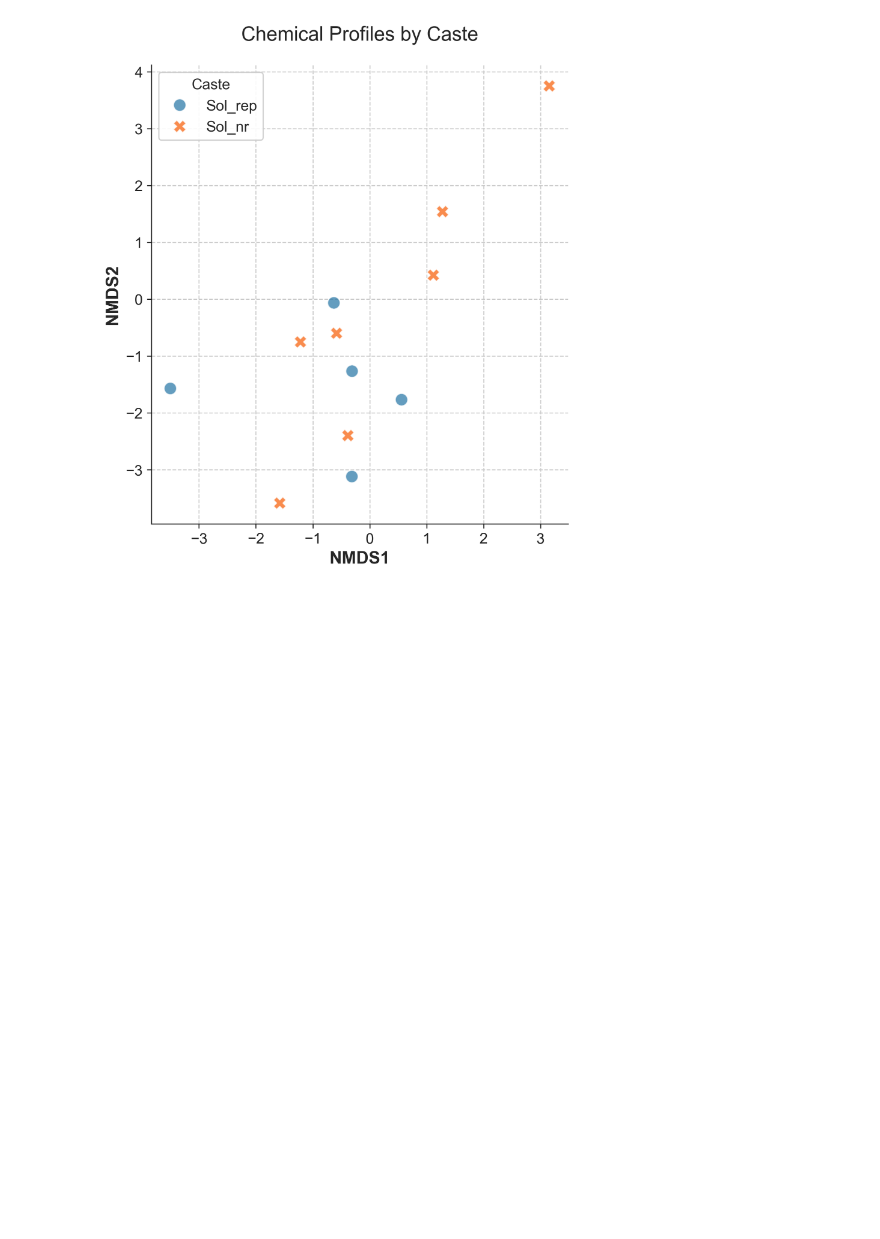
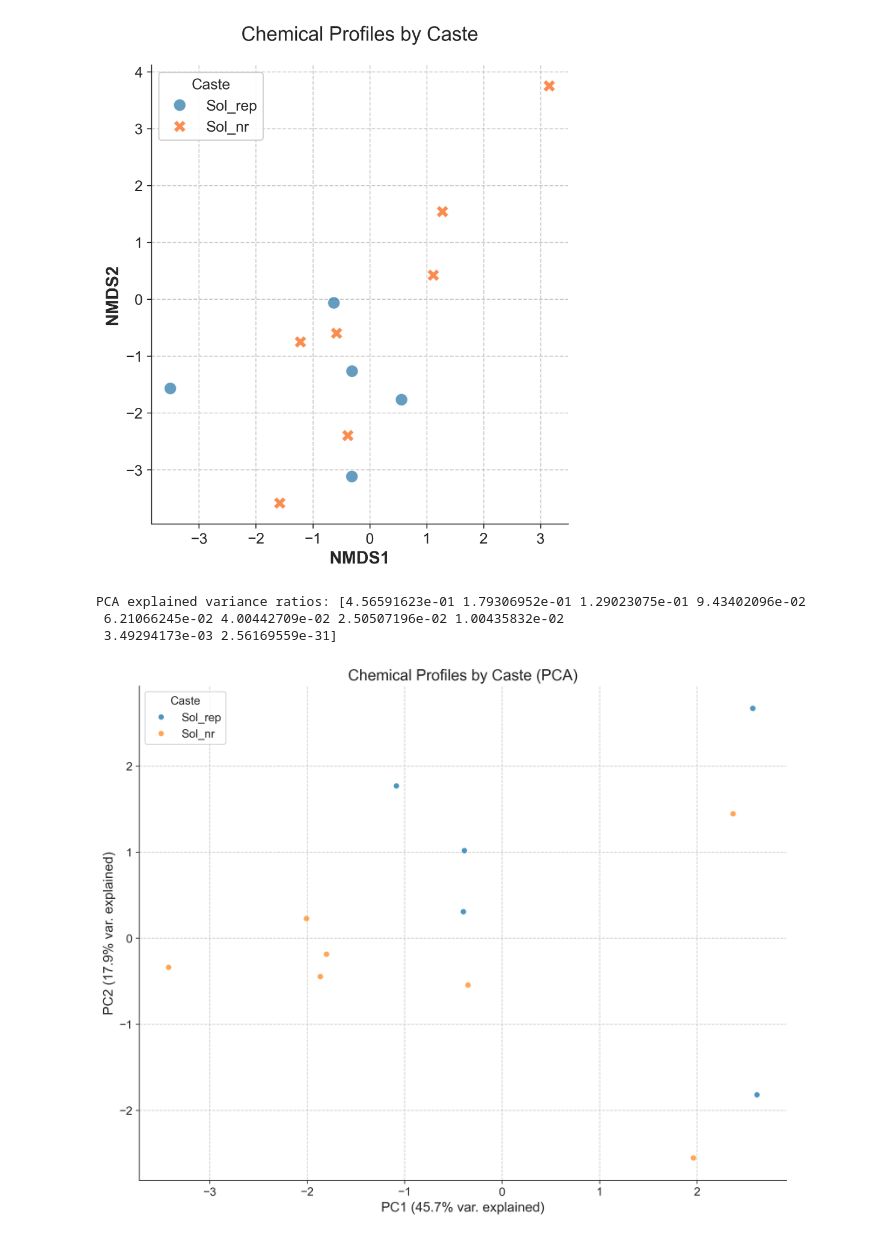
Before and after one commit to Wolfffff/chemoecology-tools, a Jupyter notebook: docs/notebooks/example.ipynb, the cells around one changed output. Saved outputs shown, nothing was run; the diff lists cells and outputs as text; code cells hidden in the pictures; blank space fills up the shorter version.

```diff
--- a/docs/notebooks/example.ipynb
+++ b/docs/notebooks/example.ipynb
@@ -81,3 +93,25 @@ fig1 = plot_nmds(
 )
 # %% [output]
 [figure]
+# %%
+clr_output = calculate_compositional_stats(filtered_exp)
+# %%
+results = perform_pca(clr_output)
+# %%
+
+pca_coords = results["coords"]
+explained_var = results["explained_variance"]
+
+print(f"PCA explained variance ratios: {explained_var}")
+# Create PCA plot
+fig2 = plot_pca(
+    pca_results=results,
+    experiment=filtered_exp,
+    group_col="Caste",
+    title="Chemical Profiles by Caste (PCA)"
+)
+# %% [output]
+PCA explained variance ratios: [4.56591623e-01 1.79306952e-01 1.29023075e-01 9.43402096e-02
+ 6.21066245e-02 4.00442709e-02 2.50507196e-02 1.00435832e-02
+ 3.49294173e-03 2.56169559e-31]
+[figure, added]
```
Also changed, not shown: parts of 4 cells of this notebook, 6 other files.
